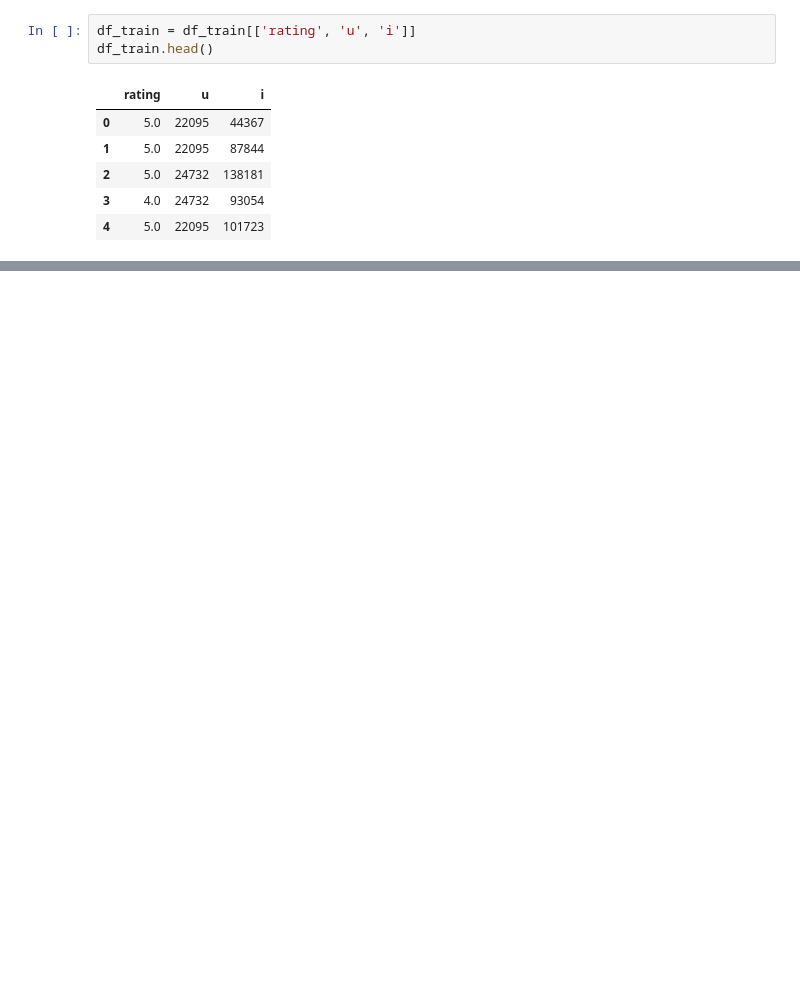
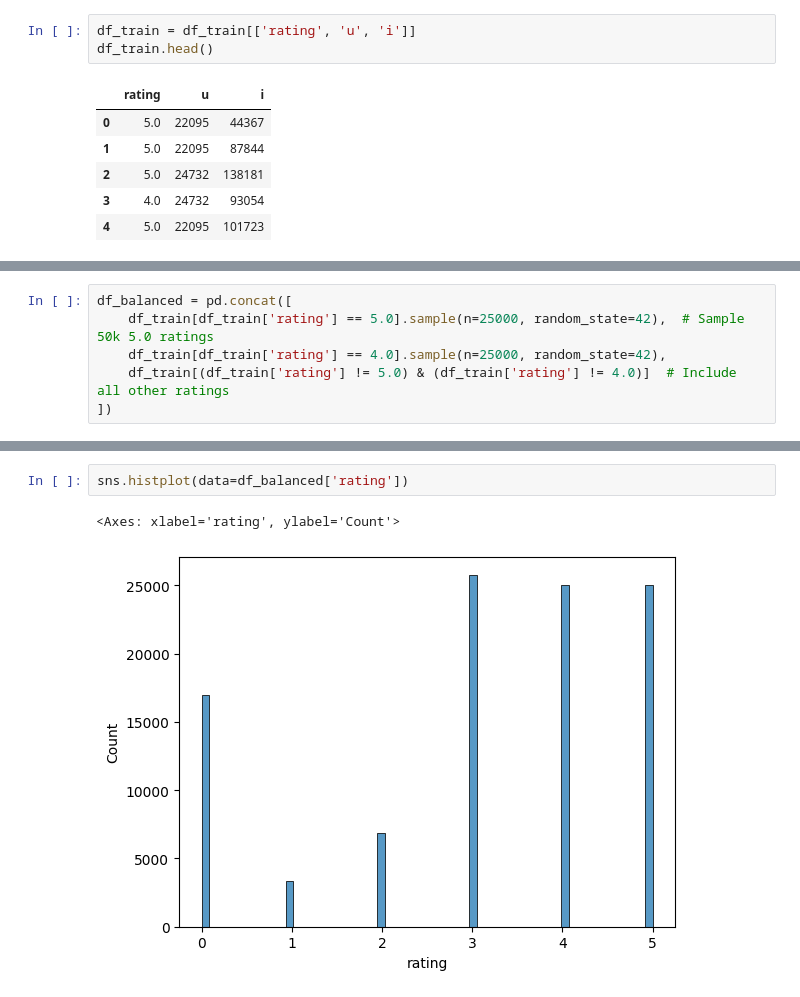
Before and after one commit to httrieu/CSE158_Fall24, a Jupyter notebook: food.ipynb, the cells around one changed output, grey strips where cells are left out. Drawn from its saved outputs; the diff is of its cells as text; blank space fills up the shorter version.

```diff
--- a/food.ipynb
+++ b/food.ipynb
@@ -70,0 +59,6 @@ Name: rating, Length: 698901, dtype: float64>
+# %%
+df_balanced = pd.concat([
+    df_train[df_train['rating'] == 5.0].sample(n=25000, random_state=42),  # Sample 50k 5.0 ratings
+    df_train[df_train['rating'] == 4.0].sample(n=25000, random_state=42),
+    df_train[(df_train['rating'] != 5.0) & (df_train['rating'] != 4.0)]  # Include all other ratings
+])
@@ -71,3 +76,8 @@ Name: rating, Length: 698901, dtype: float64>
+# %%
+sns.histplot(data=df_balanced['rating'])
+# %% [output]
+<Axes: xlabel='rating', ylabel='Count'>
+[figure, added]
 # %%
 reader = Reader(rating_scale=(0, 5))
 
```
Also changed, not shown: parts of 11 cells of this notebook.
